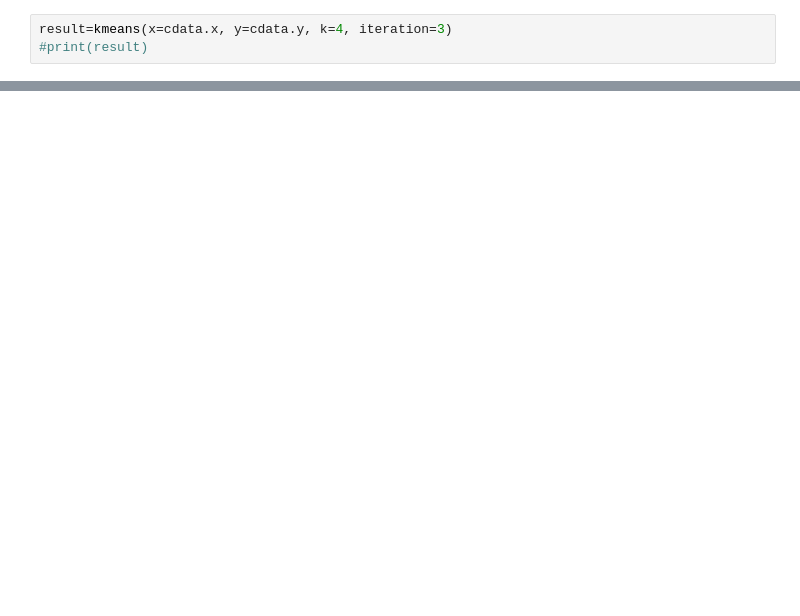
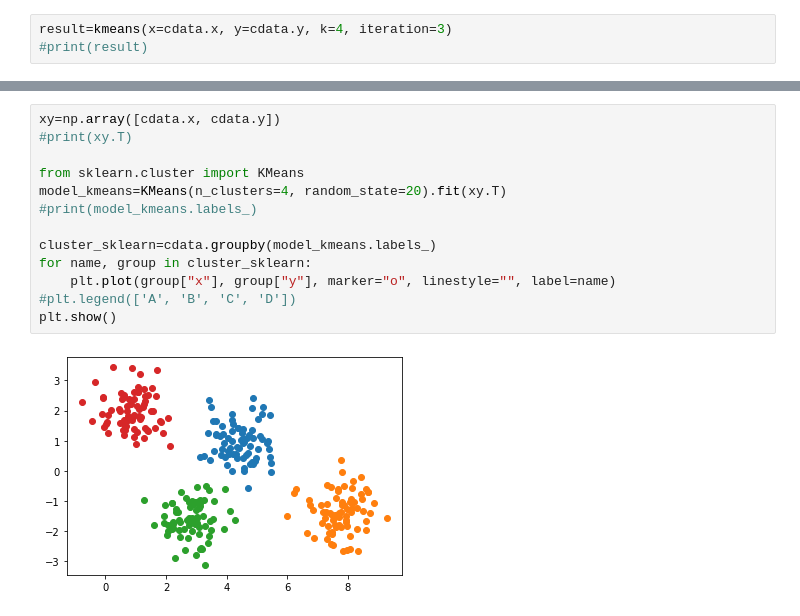
Before and after one commit to GuanPin/K-means_algorithm, a Jupyter notebook: data_science-hw2-kmeans.ipynb, the cells around one changed output, grey strips where cells are left out. Saved outputs shown, nothing was run; the diff lists cells and outputs as text; blank space fills up the shorter version.

```diff
--- a/data_science-hw2-kmeans.ipynb
+++ b/data_science-hw2-kmeans.ipynb
@@ -83,0 +114,15 @@ plt.show()
+# %%
+xy=np.array([cdata.x, cdata.y])
+#print(xy.T)
+
+from sklearn.cluster import KMeans
+model_kmeans=KMeans(n_clusters=4, random_state=20).fit(xy.T)
+#print(model_kmeans.labels_)
+
+cluster_sklearn=cdata.groupby(model_kmeans.labels_)
+for name, group in cluster_sklearn:
+    plt.plot(group["x"], group["y"], marker="o", linestyle="", label=name)
+#plt.legend(['A', 'B', 'C', 'D'])
+plt.show()
+# %% [output]
+[figure, added]
```
Also changed, not shown: parts of 7 cells of this notebook.
